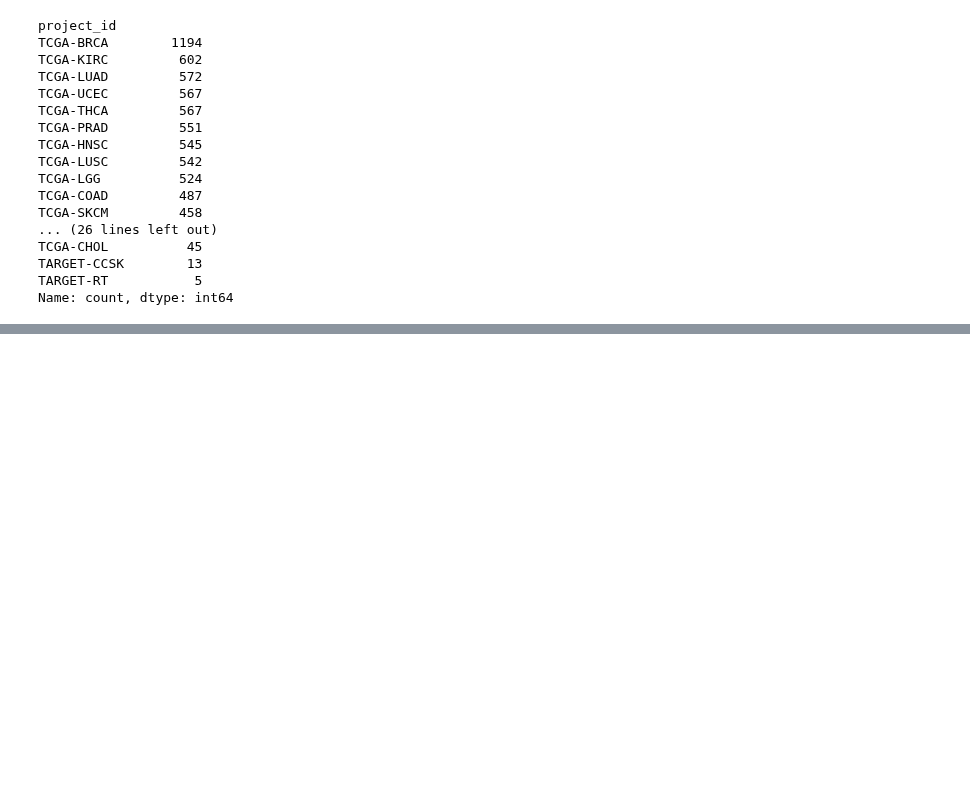
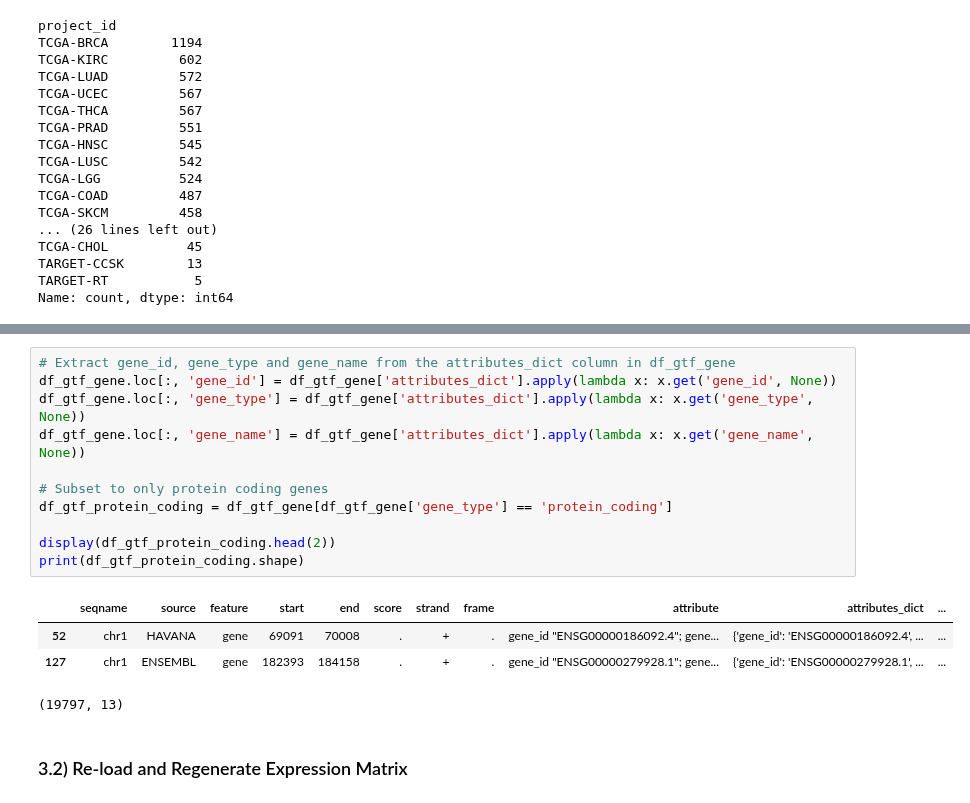
Before and after one commit to erincameron11/survival-analysis-tool, a Jupyter notebook: DataPreprocessing.ipynb, the cells around one changed output, grey strips where cells are left out. Saved outputs shown, nothing was run; the diff lists cells and outputs as text; blank space fills up the shorter version.

```diff
--- a/DataPreprocessing.ipynb
+++ b/DataPreprocessing.ipynb
@@ -332,0 +404,18 @@ Name: count, dtype: int64
+# %%
+# Extract gene_id, gene_type and gene_name from the attributes_dict column in df_gtf_gene
+df_gtf_gene.loc[:, 'gene_id'] = df_gtf_gene['attributes_dict'].apply(lambda x: x.get('gene_id', None))
+df_gtf_gene.loc[:, 'gene_type'] = df_gtf_gene['attributes_dict'].apply(lambda x: x.get('gene_type', None))
+df_gtf_gene.loc[:, 'gene_name'] = df_gtf_gene['attributes_dict'].apply(lambda x: x.get('gene_name', None))
+
+# Subset to only protein coding genes
+df_gtf_protein_coding = df_gtf_gene[df_gtf_gene['gene_type'] == 'protein_coding']
+
+display(df_gtf_protein_coding.head(2))
+print(df_gtf_protein_coding.shape)
+# %% [output]
+|  | seqname | source | feature | start | end | score | strand | frame | attribute | attributes_dict | ... |
+| 52 | chr1 | HAVANA | gene | 69091 | 70008 | . | + | . | gene_id "ENSG00000186092.4"; gene... | {'gene_id': 'ENSG00000186092.4', ... | ... |
+| 127 | chr1 | ENSEMBL | gene | 182393 | 184158 | . | + | . | gene_id "ENSG00000279928.1"; gene... | {'gene_id': 'ENSG00000279928.1', ... | ... |
+(19797, 13)
+# %% [markdown]
+### 3.2) Re-load and Regenerate Expression Matrix
```
Also changed, not shown: parts of 12 cells of this notebook.
